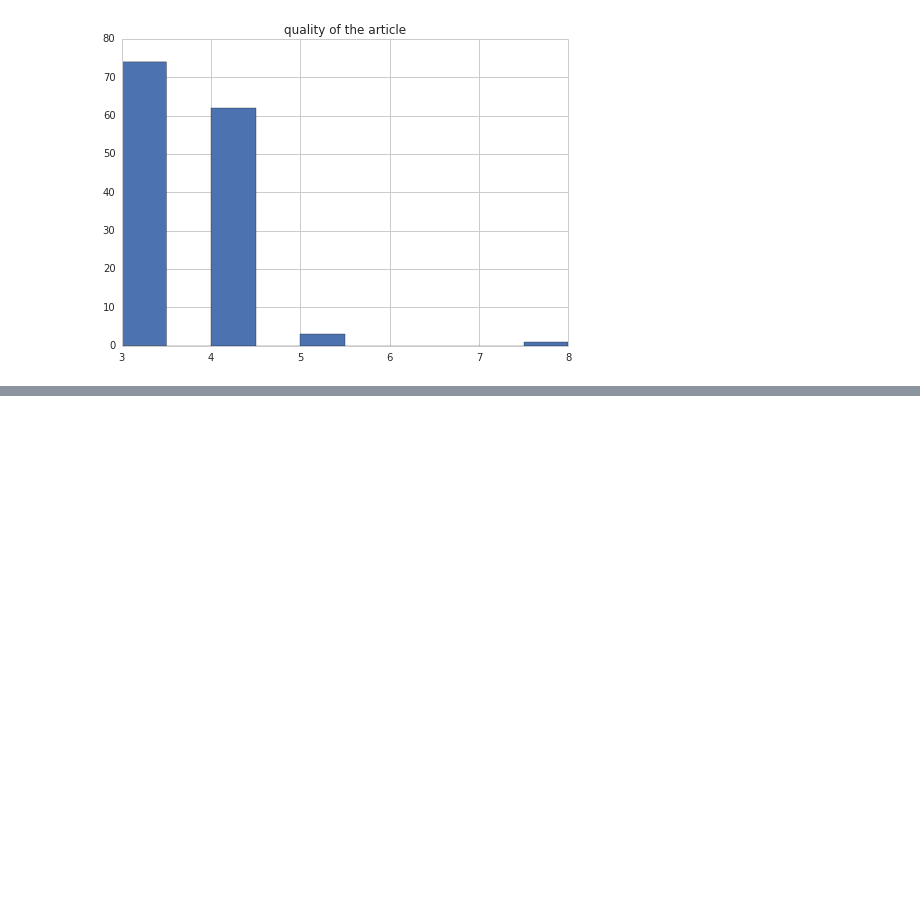
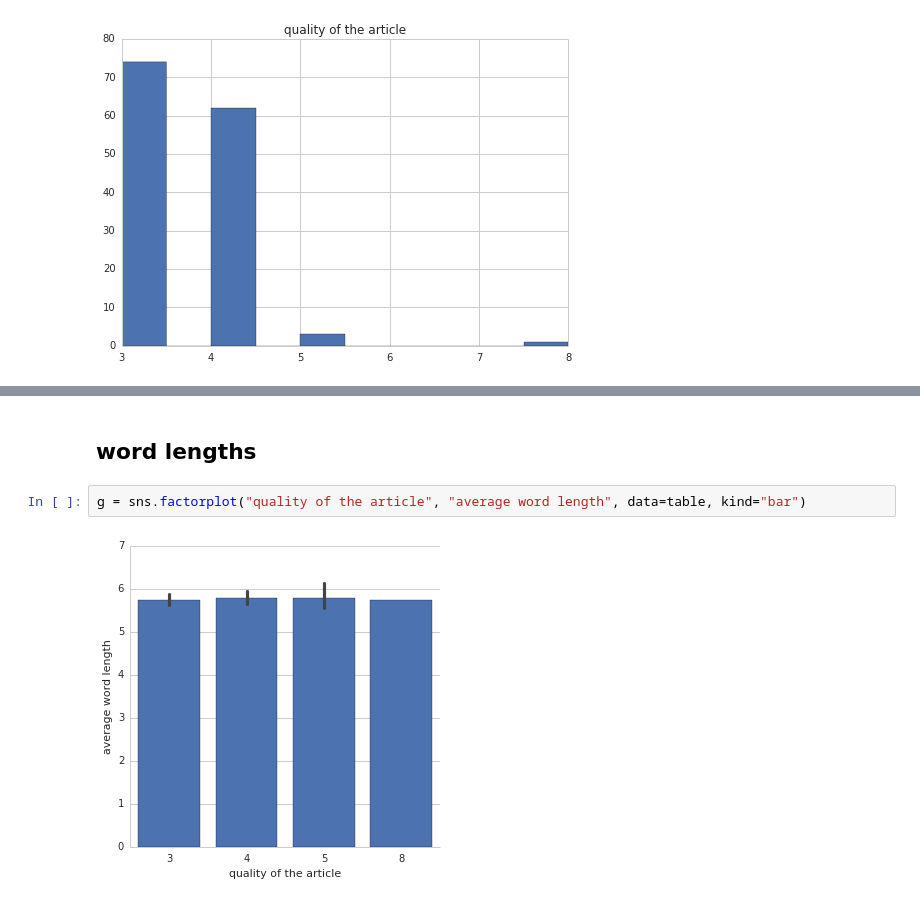
Before and after one commit to WeKeyPedia/notebooks, a Jupyter notebook: dataset geometry.ipynb, the cells around one changed output, grey strips where cells are left out. Drawn from its saved outputs; the diff is of its cells as text; blank space fills up the shorter version.

```diff
--- a/dataset geometry.ipynb
+++ b/dataset geometry.ipynb
@@ -90,0 +83,6 @@ g
+# %% [markdown]
+## word lengths
+# %%
+g = sns.factorplot("quality of the article", "average word length", data=table, kind="bar")
+# %% [output]
+[figure, added]
```
Also changed, not shown: parts of 7 cells of this notebook, 1 other file.
